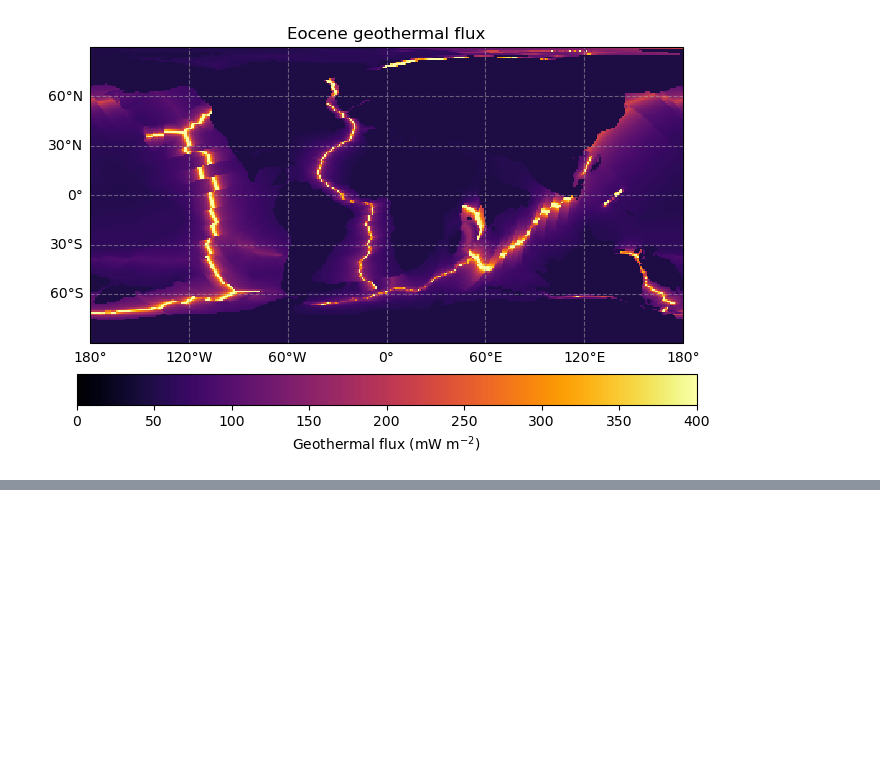
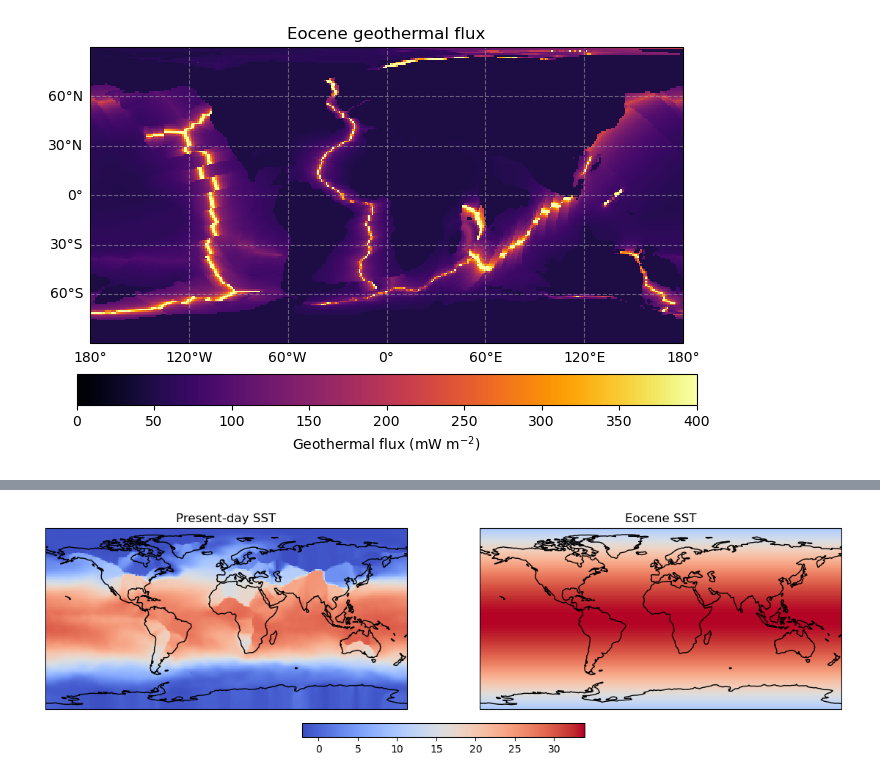
Before and after one commit to renatacoppo/Eocene-creator, a Jupyter notebook: NEMO/modify_nemo.ipynb, the cells around one changed output, grey strips where cells are left out. Cells and saved outputs as stored; diff of their text form; code cells hidden in the pictures; blank space fills up the shorter version.

Commit message:
Added initial conditions (t-so)

```diff
--- a/NEMO/modify_nemo.ipynb
+++ b/NEMO/modify_nemo.ipynb
@@ -273,0 +327,6 @@ plt.show()
+# %%
+initial_conditions_eoc = "/lus/h2resw01/hpcperm/ecme3497/ECE-DATA-EOC/nemo/initial/woa13-levitus-L31_deepmip-34.nc"
+
+ic_eo = xr.open_dataset(initial_conditions_eoc)
+
+print(ic_eo)
@@ -273,0 +353,6 @@ plt.show()
+# %%
+initial_conditions_pd = f"{eocene.input_folder}/nemo/initial/woa13-levitus-L31.nc"
+
+ic_pd = xr.open_dataset(initial_conditions_pd)
+
+print(ic_pd)
@@ -273,0 +378,34 @@ plt.show()
+# %%
+old_temp = ic_pd["thetao"].isel(time_counter=0, z=0)
+new_temp = ic_eo["thetao"].isel(time_counter=0, z=0)
+
+# Use lat/lon grid from the datasets
+old_lat, old_lon = ic_pd["lat"], ic_pd["lon"]
+new_lat, new_lon = ic_eo["lat"], ic_eo["lon"]
+# %%
+vmin = min(old_temp.min().item(), new_temp.min().item())
+vmax = max(old_temp.max().item(), new_temp.max().item())
+# %%
+import matplotlib.pyplot as plt
+import cartopy.crs as ccrs
+
+fig, axes = plt.subplots(
+    1, 2,
+    figsize=(14,5),
+    subplot_kw={"projection": ccrs.PlateCarree()}
+)
+
+# Present-day
+pcm = axes[0].pcolormesh(old_lon, old_lat, old_temp, cmap="coolwarm", vmin=vmin, vmax=vmax)
+axes[0].coastlines()
+axes[0].set_title("Present-day SST")
+
+# Eocene
+pcm = axes[1].pcolormesh(new_lon, new_lat, new_temp, cmap="coolwarm", vmin=vmin, vmax=vmax)
+axes[1].coastlines()
+axes[1].set_title("Eocene SST")
+
+fig.colorbar(pcm, ax=axes, orientation="horizontal", fraction=0.05, pad=0.05)
+plt.show()
+# %% [output]
+[figure, added]
```
Also changed, not shown: parts of 5 cells of this notebook, 1 other file.
